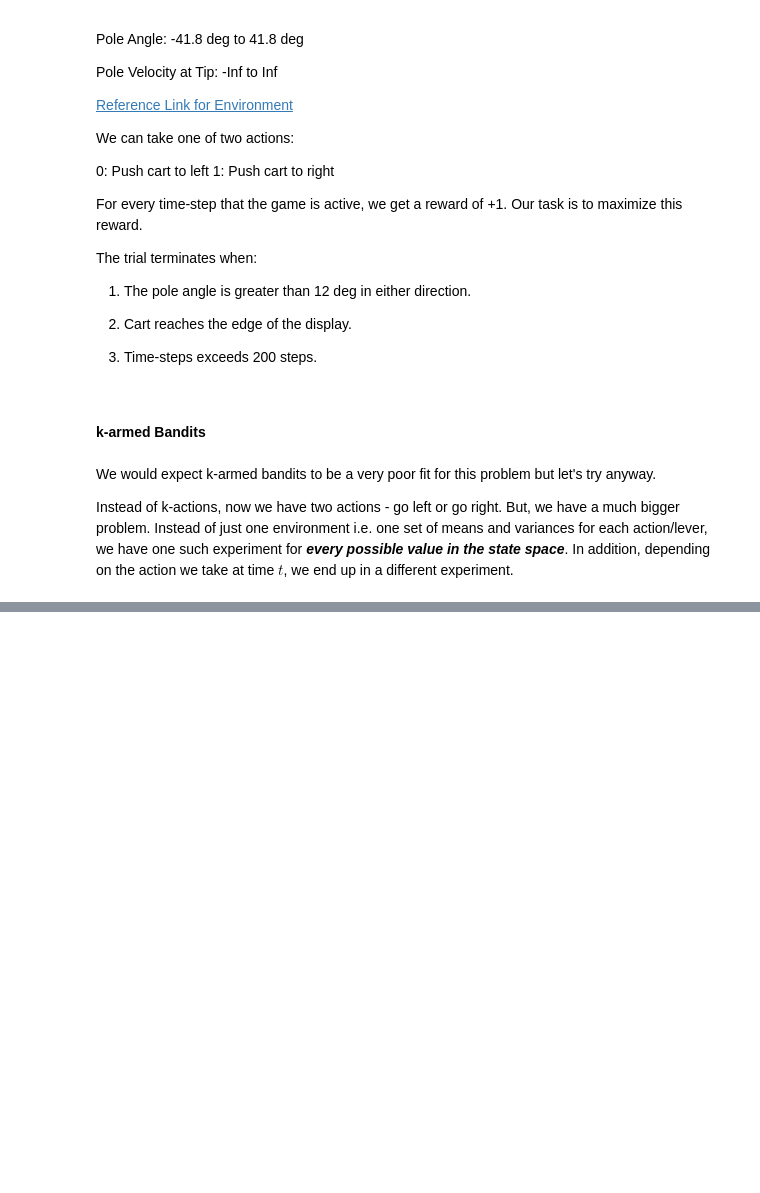
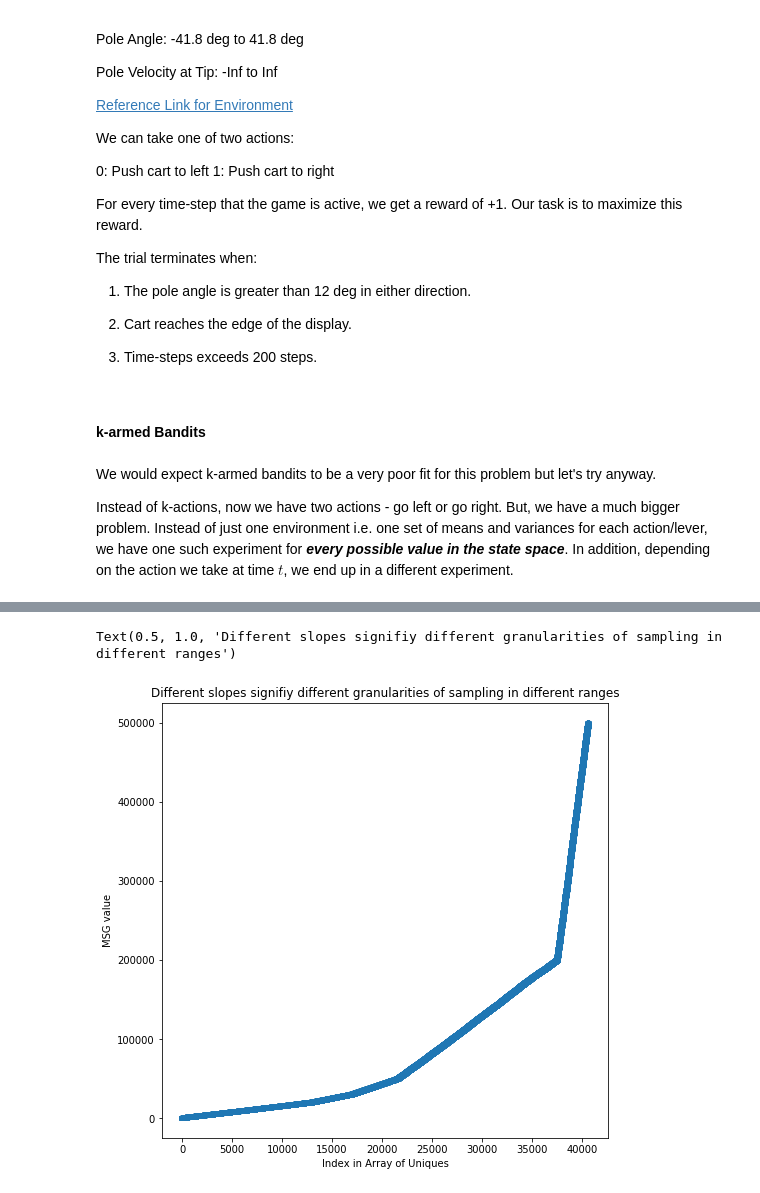
Before and after one commit to awadyn/nic-tuning-experiments, a Jupyter notebook: nbs/Reinforcement Learning - Multi-armed Bandits.ipynb, the cells around one changed output, grey strips where cells are left out. Drawn from its saved outputs; the diff is of its cells as text; code cells hidden in the pictures; blank space fills up the shorter version.

Commit message:
Checkpoint - some more netpipe code

```diff
--- a/nbs/Reinforcement Learning - Multi-armed Bandits.ipynb
+++ b/nbs/Reinforcement Learning - Multi-armed Bandits.ipynb
@@ -665,0 +677,2 @@ for t in range(N):
+# %%
+df = pd.read_csv('../data/netpipe.log')
@@ -665,0 +692,9 @@ for t in range(N):
+# %%
+plt.figure(figsize=(8,8))
+plt.plot(np.sort(df.MSG.unique()),'p')
+plt.xlabel('Index in Array of Uniques')
+plt.ylabel('MSG value')
+plt.title('Different slopes signifiy different granularities of sampling in different ranges')
+# %% [output]
+Text(0.5, 1.0, 'Different slopes signifiy different granularities of sampling in different ranges')
+[figure, added]
```
Also changed, not shown: parts of 20 cells of this notebook.
